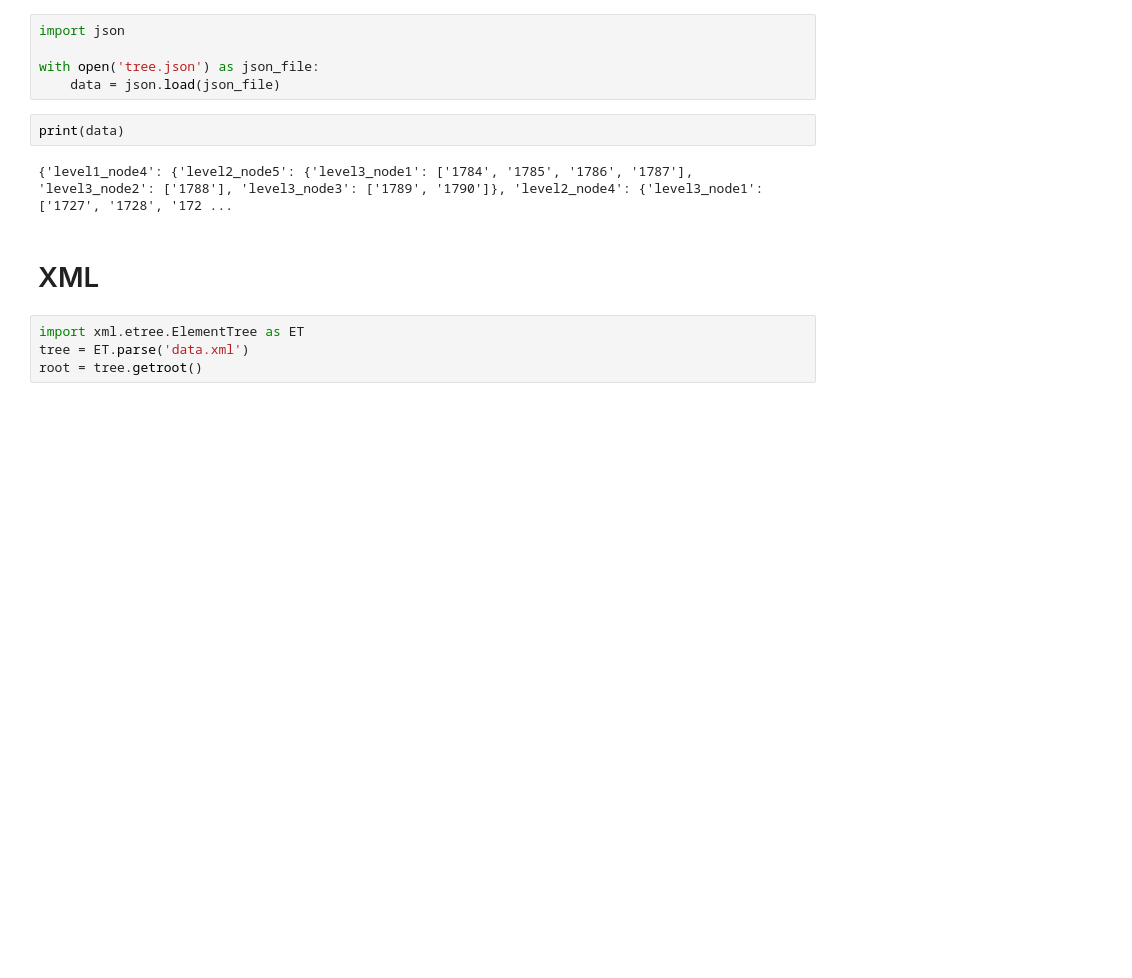
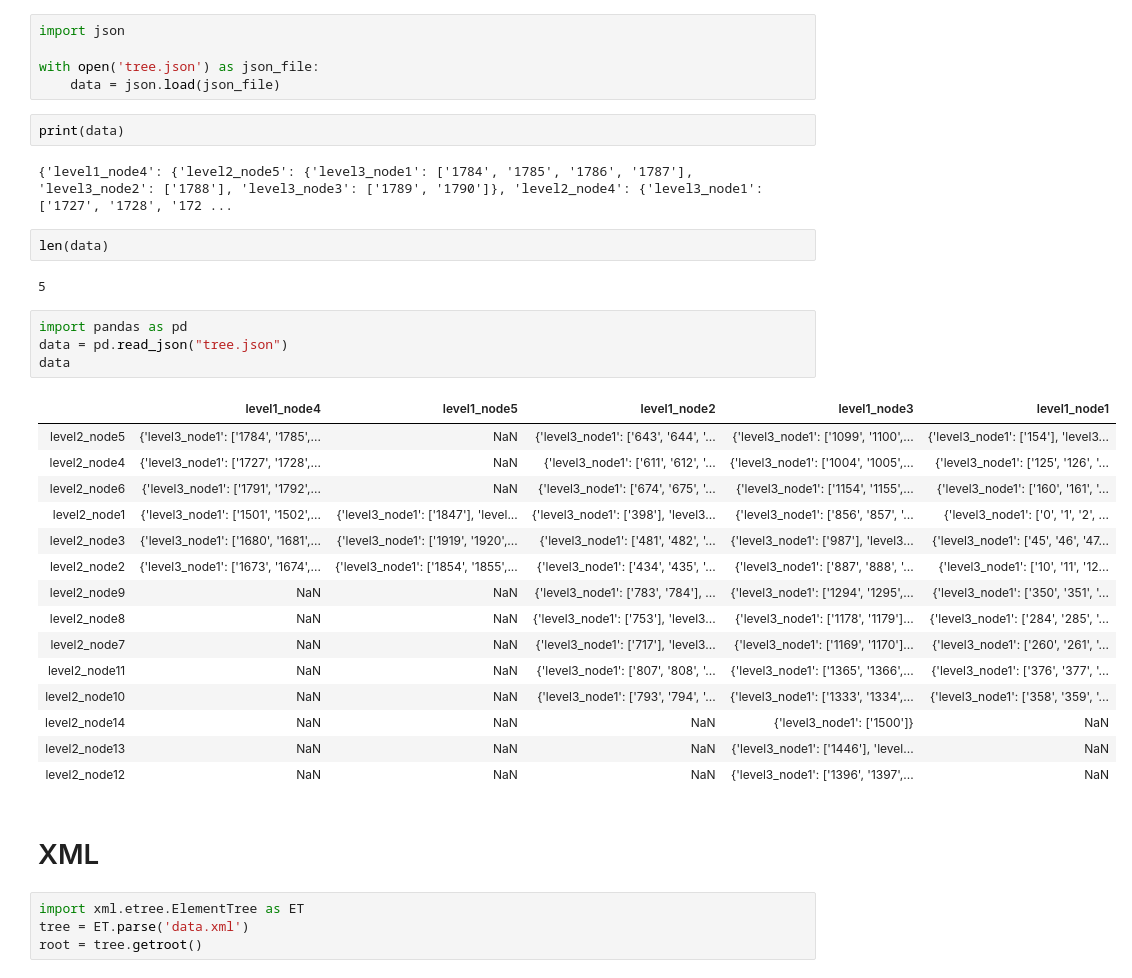
Before and after one commit to anindityanuryono/praxis-academy, a Jupyter notebook: Novice/01-05/Latihan/5.ipynb, the cells around one changed output. Saved outputs shown, nothing was run; the diff lists cells and outputs as text; blank space fills up the shorter version.

```diff
--- a/Novice/01-05/Latihan/5.ipynb
+++ b/Novice/01-05/Latihan/5.ipynb
@@ -75,6 +75,30 @@ with open('tree.json') as json_file:
 print(data)
 # %% [output]
 {'level1_node4': {'level2_node5': {'level3_node1': ['1784', '1785', '1786', '1787'], 'level3_node2': ['1788'], 'level3_node3': ['1789', '1790']}, 'level2_node4': {'level3_node1': ['1727', '1728', '172 ...
+# %%
+len(data)
+# %% [output]
+5
+# %%
+import pandas as pd
+data = pd.read_json("tree.json")
+data
+# %% [output]
+|  | level1_node4 | level1_node5 | level1_node2 | level1_node3 | level1_node1 |
+| level2_node5 | {'level3_node1': ['1784', '1785',... | NaN | {'level3_node1': ['643', '644', '... | {'level3_node1': ['1099', '1100',... | {'level3_node1': ['154'], 'level3... |
+| level2_node4 | {'level3_node1': ['1727', '1728',... | NaN | {'level3_node1': ['611', '612', '... | {'level3_node1': ['1004', '1005',... | {'level3_node1': ['125', '126', '... |
+| level2_node6 | {'level3_node1': ['1791', '1792',... | NaN | {'level3_node1': ['674', '675', '... | {'level3_node1': ['1154', '1155',... | {'level3_node1': ['160', '161', '... |
+| level2_node1 | {'level3_node1': ['1501', '1502',... | {'level3_node1': ['1847'], 'level... | {'level3_node1': ['398'], 'level3... | {'level3_node1': ['856', '857', '... | {'level3_node1': ['0', '1', '2', ... |
+| level2_node3 | {'level3_node1': ['1680', '1681',... | {'level3_node1': ['1919', '1920',... | {'level3_node1': ['481', '482', '... | {'level3_node1': ['987'], 'level3... | {'level3_node1': ['45', '46', '47... |
+| level2_node2 | {'level3_node1': ['1673', '1674',... | {'level3_node1': ['1854', '1855',... | {'level3_node1': ['434', '435', '... | {'level3_node1': ['887', '888', '... | {'level3_node1': ['10', '11', '12... |
+| level2_node9 | NaN | NaN | {'level3_node1': ['783', '784'], ... | {'level3_node1': ['1294', '1295',... | {'level3_node1': ['350', '351', '... |
+| level2_node8 | NaN | NaN | {'level3_node1': ['753'], 'level3... | {'level3_node1': ['1178', '1179']... | {'level3_node1': ['284', '285', '... |
+| level2_node7 | NaN | NaN | {'level3_node1': ['717'], 'level3... | {'level3_node1': ['1169', '1170']... | {'level3_node1': ['260', '261', '... |
+| level2_node11 | NaN | NaN | {'level3_node1': ['807', '808', '... | {'level3_node1': ['1365', '1366',... | {'level3_node1': ['376', '377', '... |
+| level2_node10 | NaN | NaN | {'level3_node1': ['793', '794', '... | {'level3_node1': ['1333', '1334',... | {'level3_node1': ['358', '359', '... |
+| level2_node14 | NaN | NaN | NaN | {'level3_node1': ['1500']} | NaN |
+| level2_node13 | NaN | NaN | NaN | {'level3_node1': ['1446'], 'level... | NaN |
+| level2_node12 | NaN | NaN | NaN | {'level3_node1': ['1396', '1397',... | NaN |
 # %% [markdown]
 # XML
 # %%
```
Also changed, not shown: 1 other file.
